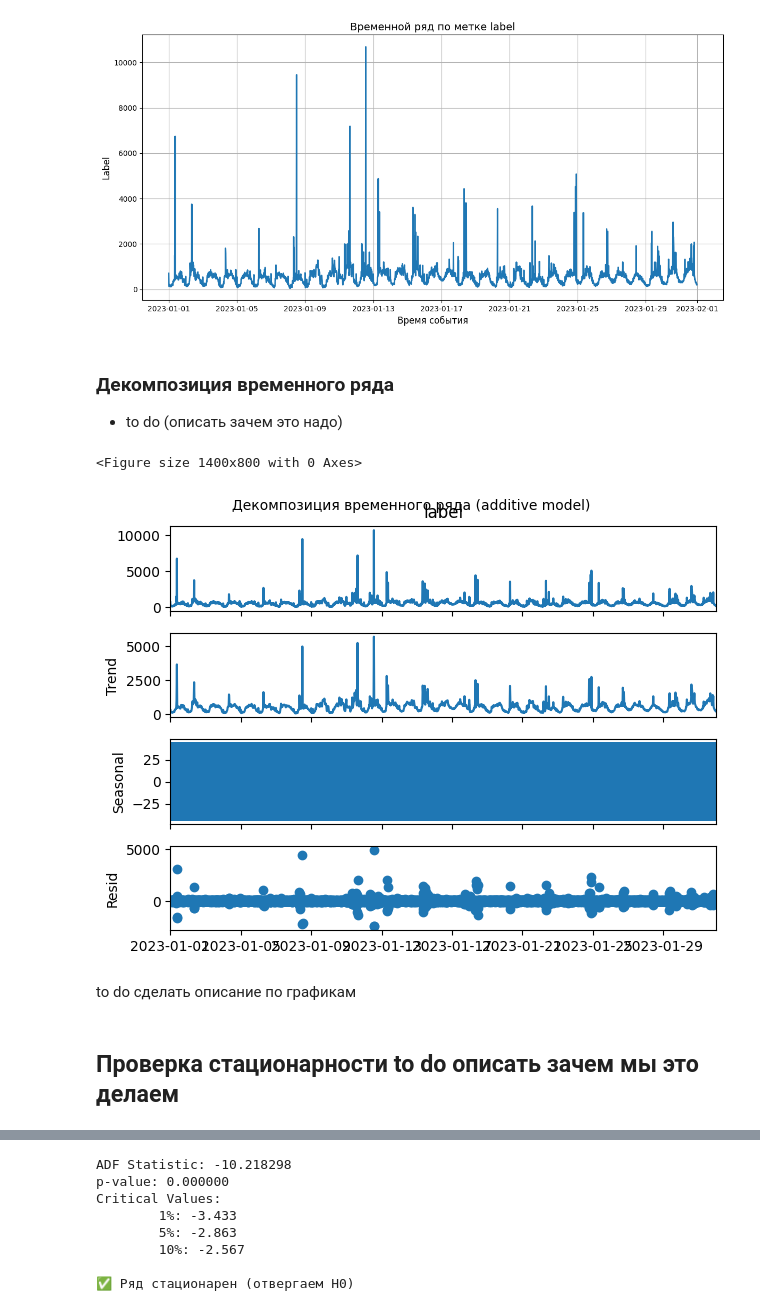
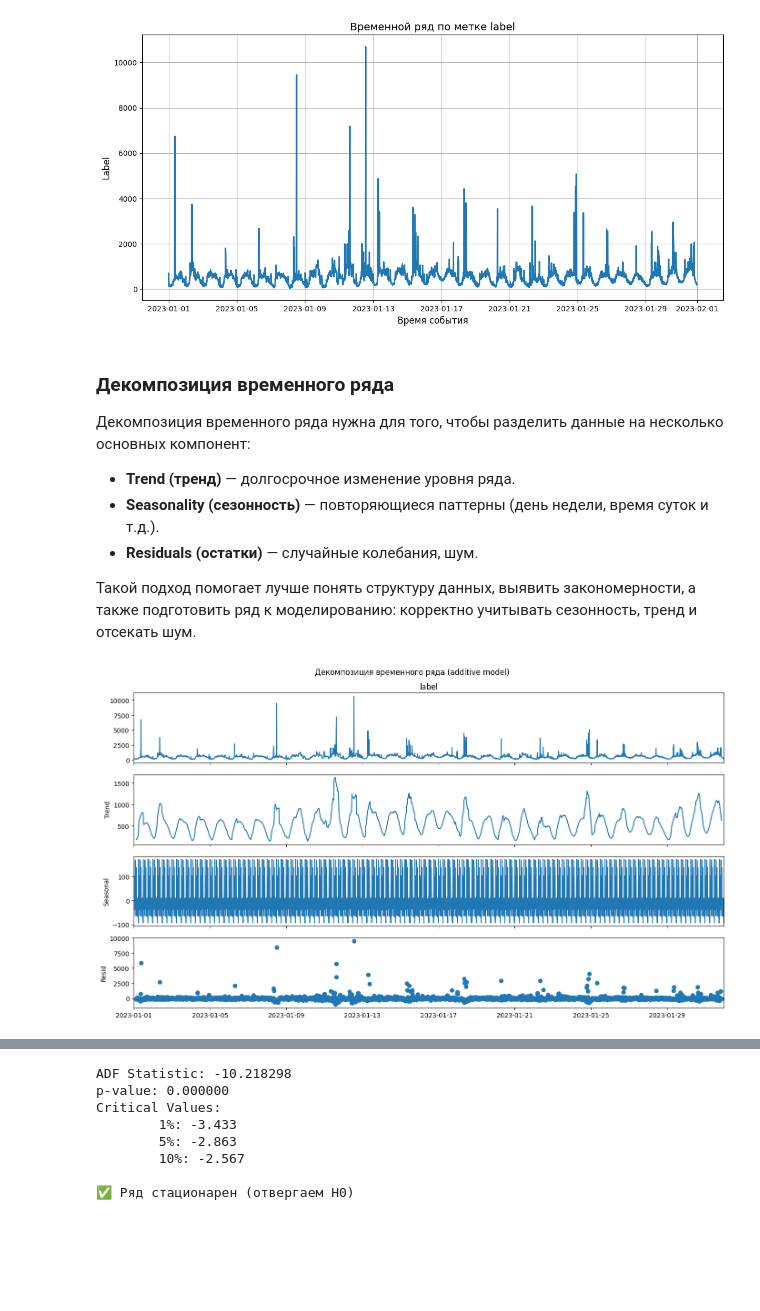
Before and after one commit to kostya9705/Portfolio, a Jupyter notebook: TelecomSMSAnalysis/analysis.ipynb, the cells around one changed output, grey strips where cells are left out. Cells and saved outputs as stored; diff of their text form; code cells hidden in the pictures; blank space fills up the shorter version.

```diff
--- a/TelecomSMSAnalysis/analysis.ipynb
+++ b/TelecomSMSAnalysis/analysis.ipynb
@@ -52,26 +54,31 @@ plt.tight_layout()
 plt.show()
 # %% [output]
 [figure]
-# %% [markdown]
-### Декомпозиция временного ряда
-- to do (описать зачем это надо)
+# %% [markdown]
+### Декомпозиция временного ряда
+
+Декомпозиция временного ряда нужна для того, чтобы разделить данные на несколько основных компонент:
+- **Trend (тренд)** — долгосрочное изменение уровня ряда.
+- **Seasonality (сезонность)** — повторяющиеся паттерны (день недели, время суток и т.д.).
+- **Residuals (остатки)** — случайные колебания, шум.
+
+Такой подход помогает лучше понять структуру данных, выявить закономерности, а также подготовить ряд к моделированию: корректно учитывать сезонность, тренд и отсекать шум.
 # %%
 data.set_index('Event time', inplace=True)
 # %%
 
-# --- 2. Выполняем декомпозицию ---
-# model='additive' подходит, если колебания постоянны по амплитуде
-result = seasonal_decompose(data['label'], model='additive', period=2)
+# --- 2. Декомпозиция ---
+result = seasonal_decompose(
+    data['label'],
+    model='additive',
+    period=24   # сутки для почасовых данных
+)
 
-# --- 3. Визуализируем ---
-plt.figure(figsize=(14, 8))
-result.plot()
-plt.suptitle('Декомпозиция временного ряда (additive model)', fontsize=10)
+# --- 3. Визуализация ---
+fig = result.plot()
+fig.set_size_inches(14, 8)
+plt.suptitle('Декомпозиция временного ряда (additive model)', fontsize=12)
+plt.tight_layout()
 plt.show()
 # %% [output]
-<Figure size 1400x800 with 0 Axes>
-[figure, old version]
+[figure, new version]
-# %% [markdown]
-to do сделать описание по графикам
-# %% [markdown]
-## Проверка стационарности to do описать зачем мы это делаем
```
Also changed, not shown: parts of 12 cells of this notebook, 2 other files.
